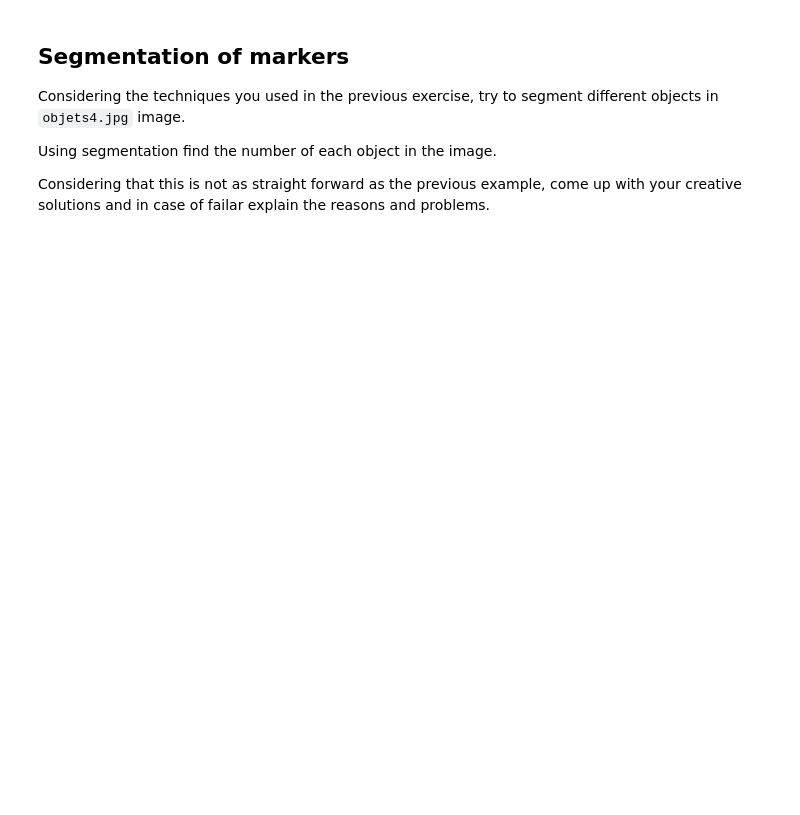
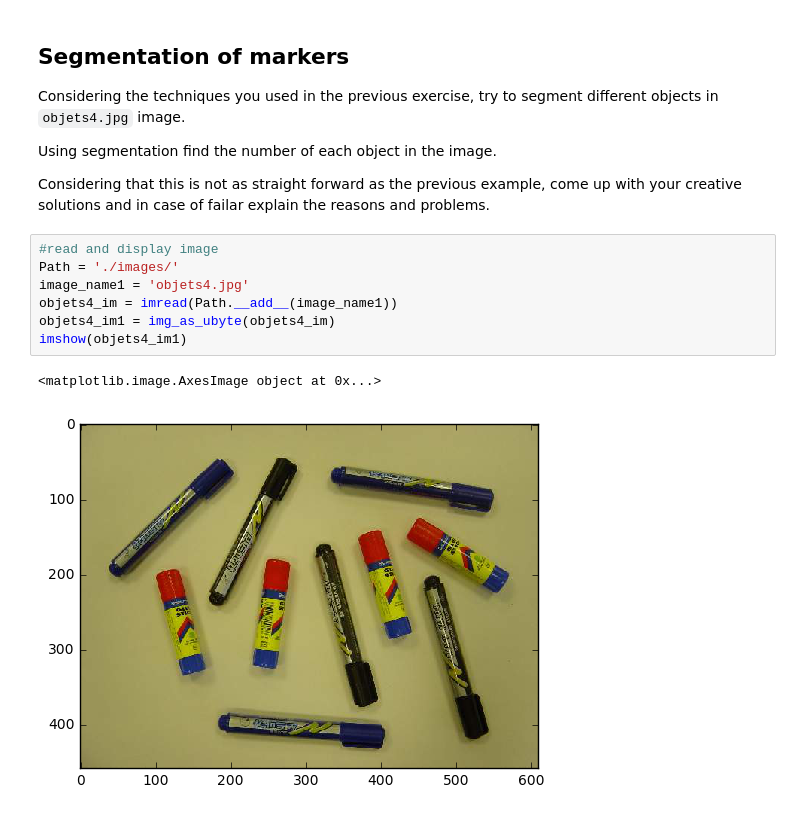
Before and after one commit to AnirudhPuligandla/B31XB-IIP-TP-1617, a Jupyter notebook: 5-segmentation/segmentation.ipynb, the cells around one changed output. Cells and saved outputs as stored; diff of their text form; blank space fills up the shorter version.

```diff
--- a/5-segmentation/segmentation.ipynb
+++ b/5-segmentation/segmentation.ipynb
@@ -124,3 +125,13 @@ Considering the techniques you used in the previous exercise, try to segment dif
 Using segmentation find the number of each object in the image.
 
 Considering that this is not as straight forward as the previous example, come up with your creative solutions and in case of failar explain the reasons and problems.
+# %%
+#read and display image
+Path = './images/'
+image_name1 = 'objets4.jpg'
+objets4_im = imread(Path.__add__(image_name1))
+objets4_im1 = img_as_ubyte(objets4_im)
+imshow(objets4_im1)
+# %% [output]
+<matplotlib.image.AxesImage object at 0x...>
+[figure, added]
```
Also changed, not shown: parts of 9 cells of this notebook.
